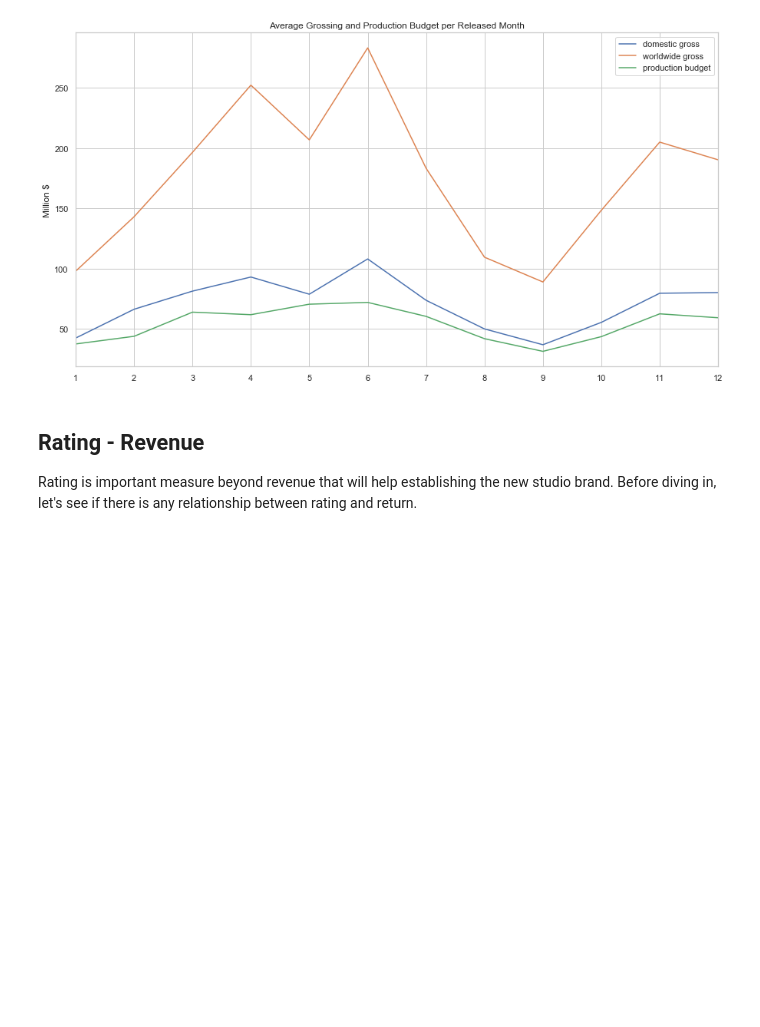
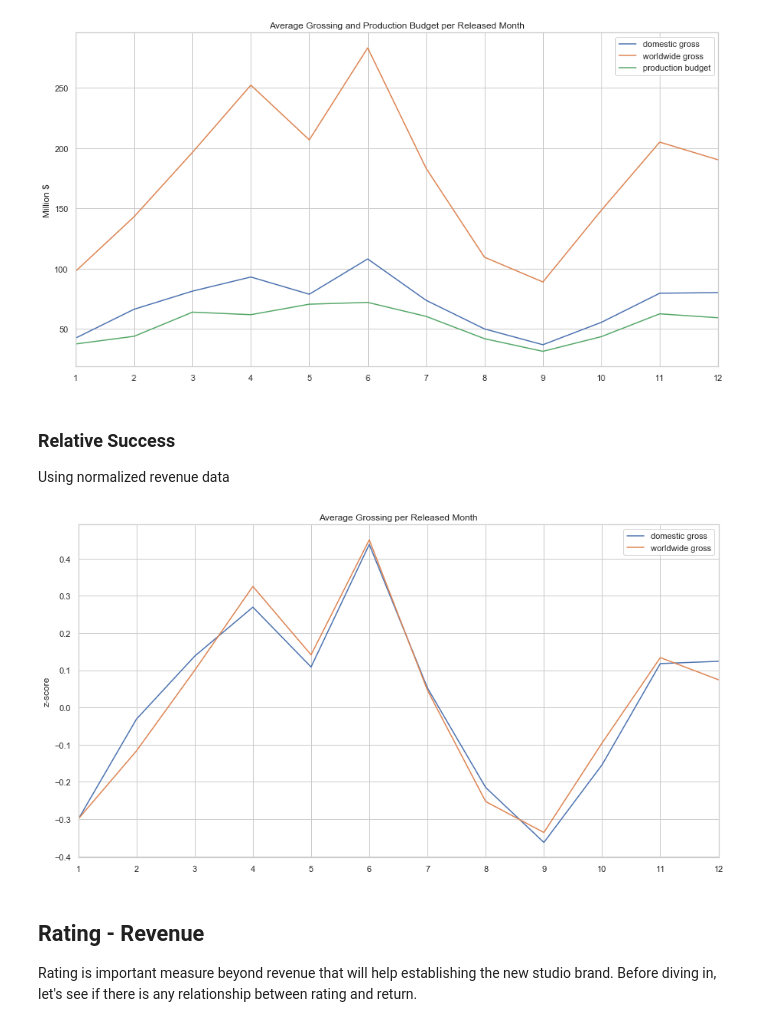
Before and after one commit to stereopickle/DS_movie_EDA, a Jupyter notebook: 010.Data_Analysis_Overview.ipynb, the cells around one changed output. Cells and saved outputs as stored; diff of their text form; code cells hidden in the pictures; blank space fills up the shorter version.

```diff
--- a/010.Data_Analysis_Overview.ipynb
+++ b/010.Data_Analysis_Overview.ipynb
@@ -401,6 +405,25 @@ plt.xticks(list(range(1,13)))
 plt.show()
 # %% [output]
 [figure]
+# %% [markdown]
+### Relative Success
+Using normalized revenue data
+# %%
+dom_gross = df.groupby('month').domestic_gross_z.mean()
+int_gross = df.groupby('month').worldwide_gross_z.mean()
+
+plt.figure(figsize = (15, 8))
+sns.lineplot(data = dom_gross, label = 'domestic gross', sort = False)
+sns.lineplot(data = int_gross, label = 'worldwide gross', sort = False)
+
+plt.ylabel("z-score")
+plt.title("Average Grossing per Released Month")
+plt.xlim([1, 12])
+plt.legend()
+plt.xticks(list(range(1,13)))
+plt.show()
+# %% [output]
+[figure, added]
 # %% [markdown]
 ## Rating - Revenue
 Rating is important measure beyond revenue that will help establishing the new studio brand.
```
Also changed, not shown: parts of 7 cells of this notebook, 2 other files.
